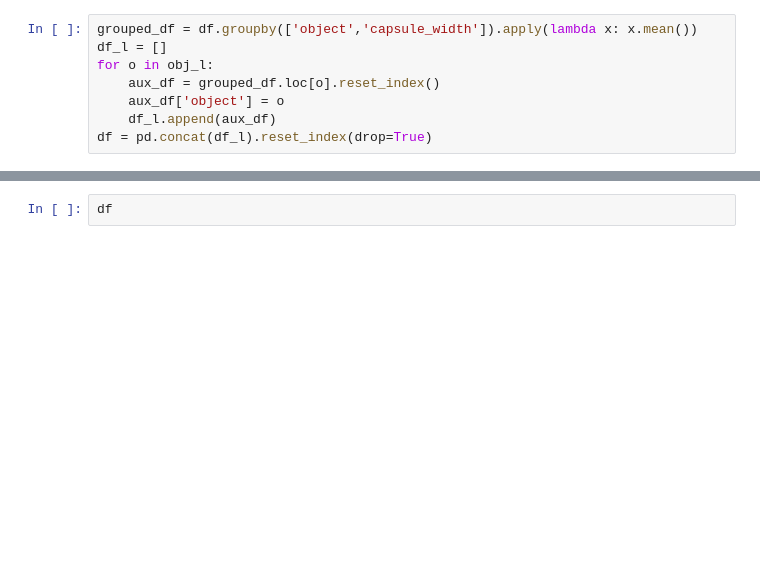
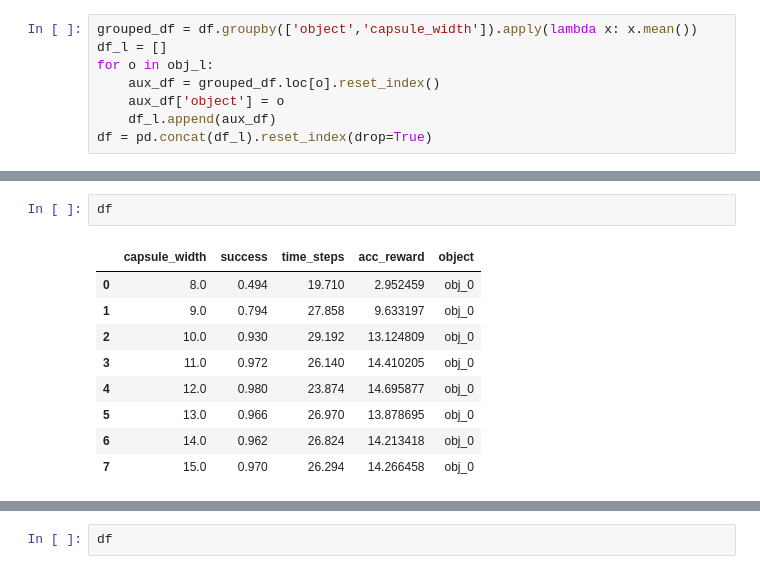
Before and after one commit to gabrielsluz/mapless_transport, a Jupyter notebook: results/ToleranceConditioned.ipynb, the cells around one changed output, grey strips where cells are left out. Cells and saved outputs as stored; diff of their text form; blank space fills up the shorter version.

```diff
--- a/results/ToleranceConditioned.ipynb
+++ b/results/ToleranceConditioned.ipynb
@@ -70,0 +83,12 @@ df = pd.concat(df_l).reset_index(drop=True)
+# %%
+df
+# %% [output]
+|  | capsule_width | success | time_steps | acc_reward | object |
+| 0 | 8.0 | 0.494 | 19.710 | 2.952459 | obj_0 |
+| 1 | 9.0 | 0.794 | 27.858 | 9.633197 | obj_0 |
+| 2 | 10.0 | 0.930 | 29.192 | 13.124809 | obj_0 |
+| 3 | 11.0 | 0.972 | 26.140 | 14.410205 | obj_0 |
+| 4 | 12.0 | 0.980 | 23.874 | 14.695877 | obj_0 |
+| 5 | 13.0 | 0.966 | 26.970 | 13.878695 | obj_0 |
+| 6 | 14.0 | 0.962 | 26.824 | 14.213418 | obj_0 |
+| 7 | 15.0 | 0.970 | 26.294 | 14.266458 | obj_0 |
```
Also changed, not shown: parts of 3 cells of this notebook, 22 other files.
